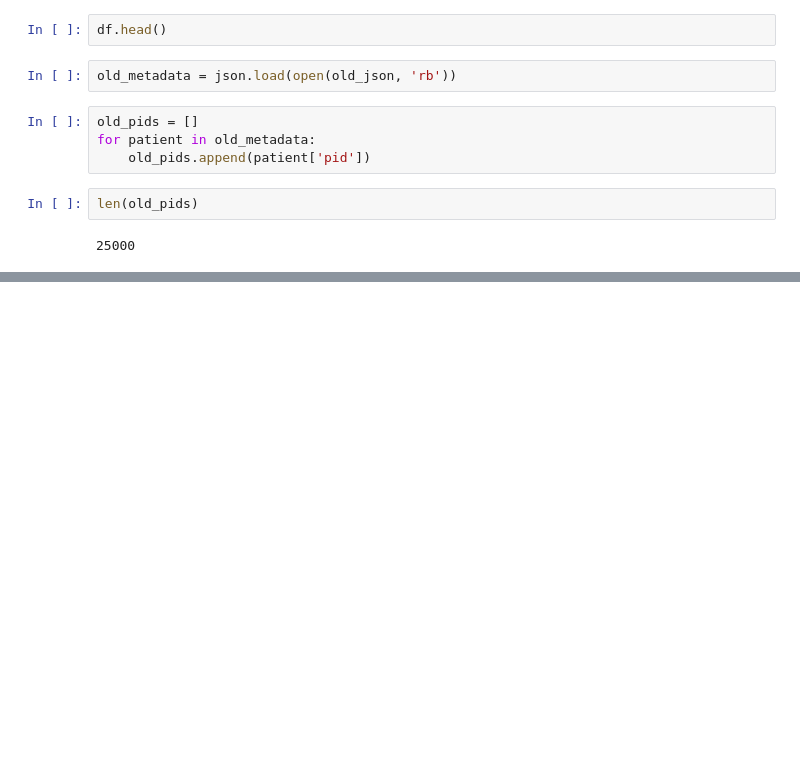
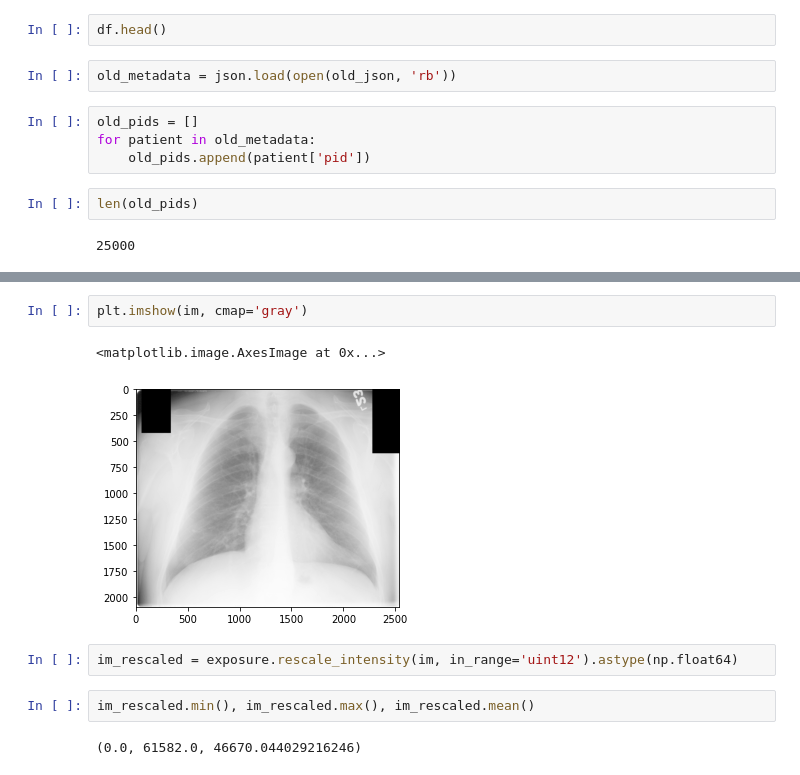
Before and after one commit to pgmikhael/SybilX, a Jupyter notebook: notebooks/updated_plco_eda.ipynb, the cells around one changed output, grey strips where cells are left out. Saved outputs shown, nothing was run; the diff lists cells and outputs as text; blank space fills up the shorter version.

```diff
--- a/notebooks/updated_plco_eda.ipynb
+++ b/notebooks/updated_plco_eda.ipynb
@@ -206,0 +313,11 @@ len(old_pids)
+# %%
+plt.imshow(im, cmap='gray')
+# %% [output]
+<matplotlib.image.AxesImage at 0x...>
+[figure, added]
+# %%
+im_rescaled = exposure.rescale_intensity(im, in_range='uint12').astype(np.float64)
+# %%
+im_rescaled.min(), im_rescaled.max(), im_rescaled.mean()
+# %% [output]
+(0.0, 61582.0, 46670.044029216246)
```
Also changed, not shown: parts of 38 cells of this notebook, 2 other files.
